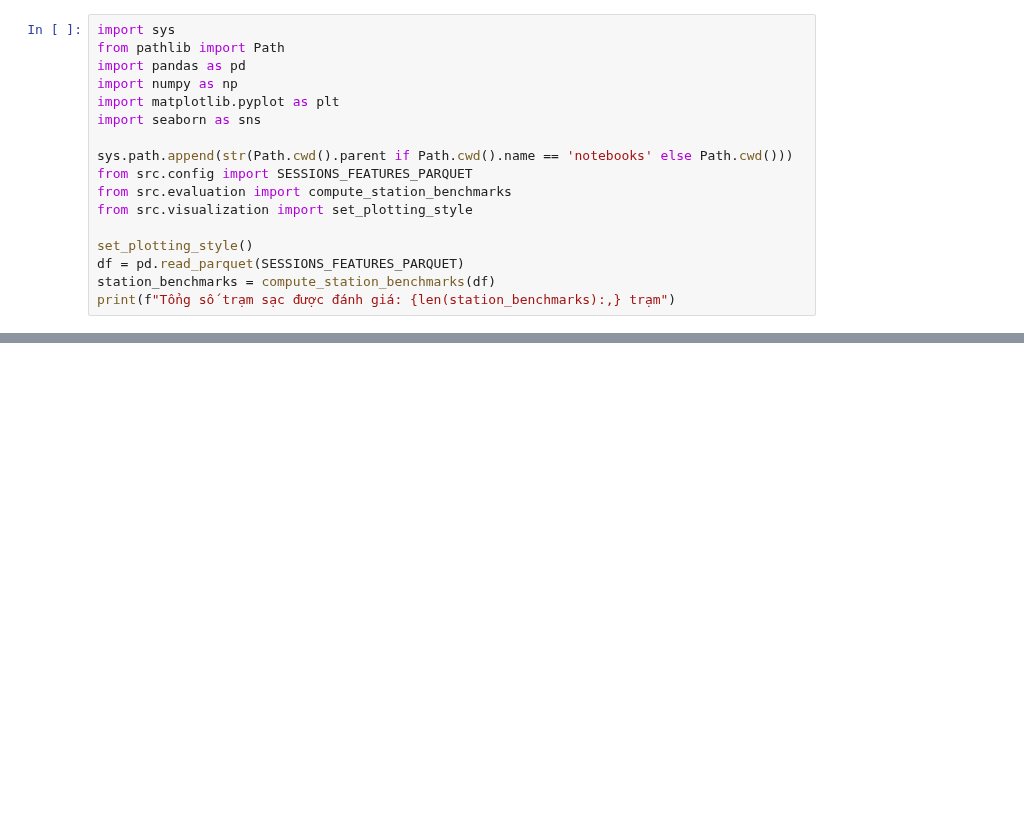
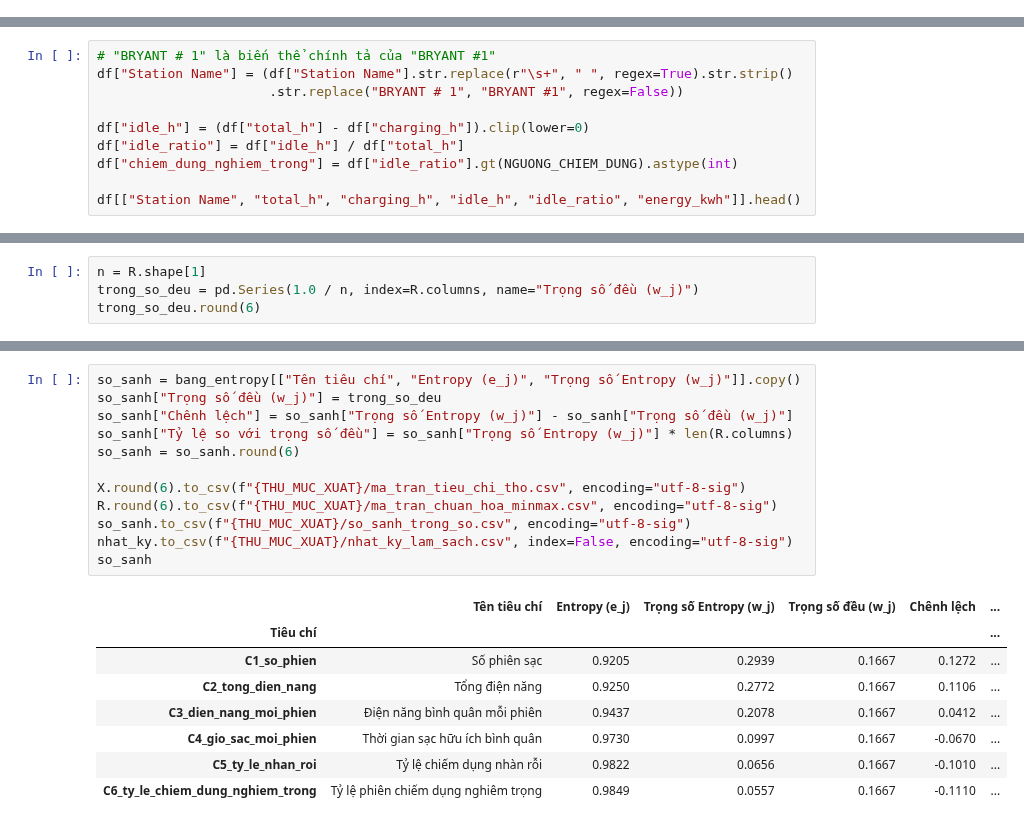
Before and after one commit to mkn67/ev-charging-analytics---IS403, a Jupyter notebook: notebooks/04_NV4_station_benchmarking.ipynb, the cells around one changed output, grey strips where cells are left out. Cells and saved outputs as stored; diff of their text form; blank space fills up the shorter version.

```diff
--- a/notebooks/04_NV4_station_benchmarking.ipynb
+++ b/notebooks/04_NV4_station_benchmarking.ipynb
@@ -12,17 +0,0 @@
-# %%
-import sys
-from pathlib import Path
-import pandas as pd
-import numpy as np
-import matplotlib.pyplot as plt
-import seaborn as sns
-
-sys.path.append(str(Path.cwd().parent if Path.cwd().name == 'notebooks' else Path.cwd()))
-from src.config import SESSIONS_FEATURES_PARQUET
-from src.evaluation import compute_station_benchmarks
-from src.visualization import set_plotting_style
-
-set_plotting_style()
-df = pd.read_parquet(SESSIONS_FEATURES_PARQUET)
-station_benchmarks = compute_station_benchmarks(df)
-print(f"Tổng số trạm sạc được đánh giá: {len(station_benchmarks):,} trạm")
@@ -53,0 +94,10 @@ plt.show()
+# %%
+# "BRYANT # 1" là biến thể chính tả của "BRYANT #1"
+df["Station Name"] = (df["Station Name"].str.replace(r"\s+", " ", regex=True).str.strip()
+                      .str.replace("BRYANT # 1", "BRYANT #1", regex=False))
+
+df["idle_h"] = (df["total_h"] - df["charging_h"]).clip(lower=0)
+df["idle_ratio"] = df["idle_h"] / df["total_h"]
+df["chiem_dung_nghiem_trong"] = df["idle_ratio"].gt(NGUONG_CHIEM_DUNG).astype(int)
+
+df[["Station Name", "total_h", "charging_h", "idle_h", "idle_ratio", "energy_kwh"]].head()
@@ -53,0 +331,4 @@ plt.show()
+# %%
+n = R.shape[1]
+trong_so_deu = pd.Series(1.0 / n, index=R.columns, name="Trọng số đều (w_j)")
+trong_so_deu.round(6)
@@ -53,0 +348,21 @@ plt.show()
+# %%
+so_sanh = bang_entropy[["Tên tiêu chí", "Entropy (e_j)", "Trọng số Entropy (w_j)"]].copy()
+so_sanh["Trọng số đều (w_j)"] = trong_so_deu
+so_sanh["Chênh lệch"] = so_sanh["Trọng số Entropy (w_j)"] - so_sanh["Trọng số đều (w_j)"]
+so_sanh["Tỷ lệ so với trọng số đều"] = so_sanh["Trọng số Entropy (w_j)"] * len(R.columns)
+so_sanh = so_sanh.round(6)
+
+X.round(6).to_csv(f"{THU_MUC_XUAT}/ma_tran_tieu_chi_tho.csv", encoding="utf-8-sig")
+R.round(6).to_csv(f"{THU_MUC_XUAT}/ma_tran_chuan_hoa_minmax.csv", encoding="utf-8-sig")
+so_sanh.to_csv(f"{THU_MUC_XUAT}/so_sanh_trong_so.csv", encoding="utf-8-sig")
+nhat_ky.to_csv(f"{THU_MUC_XUAT}/nhat_ky_lam_sach.csv", index=False, encoding="utf-8-sig")
+so_sanh
+# %% [output]
+|  | Tên tiêu chí | Entropy (e_j) | Trọng số Entropy (w_j) | Trọng số đều (w_j) | Chênh lệch | ... |
+| Tiêu chí |  |  |  |  |  | ... |
+| C1_so_phien | Số phiên sạc | 0.9205 | 0.2939 | 0.1667 | 0.1272 | ... |
+| C2_tong_dien_nang | Tổng điện năng | 0.9250 | 0.2772 | 0.1667 | 0.1106 | ... |
+| C3_dien_nang_moi_phien | Điện năng bình quân mỗi phiên | 0.9437 | 0.2078 | 0.1667 | 0.0412 | ... |
+| C4_gio_sac_moi_phien | Thời gian sạc hữu ích bình quân | 0.9730 | 0.0997 | 0.1667 | -0.0670 | ... |
+| C5_ty_le_nhan_roi | Tỷ lệ chiếm dụng nhàn rỗi | 0.9822 | 0.0656 | 0.1667 | -0.1010 | ... |
+| C6_ty_le_chiem_dung_nghiem_trong | Tỷ lệ phiên chiếm dụng nghiêm trọng | 0.9849 | 0.0557 | 0.1667 | -0.1110 | ... |
```
Also changed, not shown: parts of 25 cells of this notebook.
